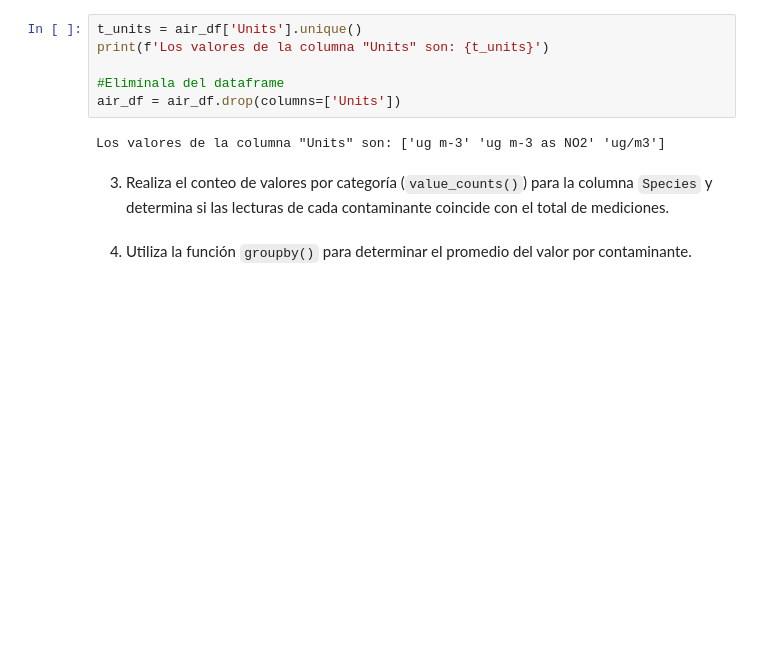
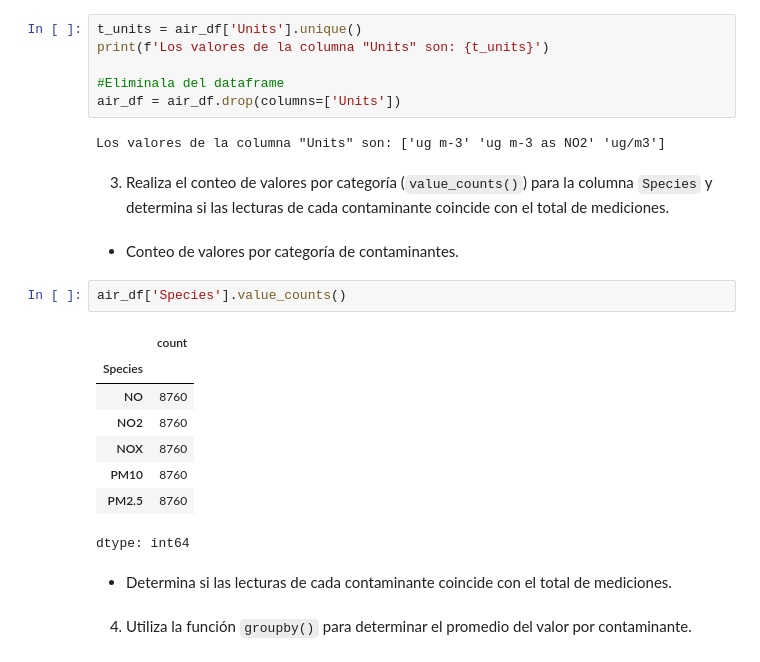
Before and after one commit to CarlosRochaCx/MNA, a Jupyter notebook: Actividad2analisisPandas.ipynb, the cells around one changed output. Drawn from its saved outputs; the diff is of its cells as text; blank space fills up the shorter version.

```diff
--- a/Actividad2analisisPandas.ipynb
+++ b/Actividad2analisisPandas.ipynb
@@ -146,5 +162,20 @@ air_df = air_df.drop(columns=['Units'])
 Los valores de la columna "Units" son: ['ug m-3' 'ug m-3 as NO2' 'ug/m3']
 # %% [markdown]
 3.	Realiza el conteo de valores por categoría (`value_counts()`) para la columna `Species` y determina si las lecturas de cada contaminante coincide con el total de mediciones.
+# %% [markdown]
+* Conteo de valores por categoría de contaminantes.
+# %%
+air_df['Species'].value_counts()
+# %% [output]
+|  | count |
+| Species |  |
+| NO | 8760 |
+| NO2 | 8760 |
+| NOX | 8760 |
+| PM10 | 8760 |
+| PM2.5 | 8760 |
+dtype: int64
+# %% [markdown]
+* Determina si las lecturas de cada contaminante coincide con el total de mediciones.
 # %% [markdown]
 4.	Utiliza la función `groupby()` para determinar el promedio del valor por contaminante.
```
Also changed, not shown: parts of 38 cells of this notebook.
